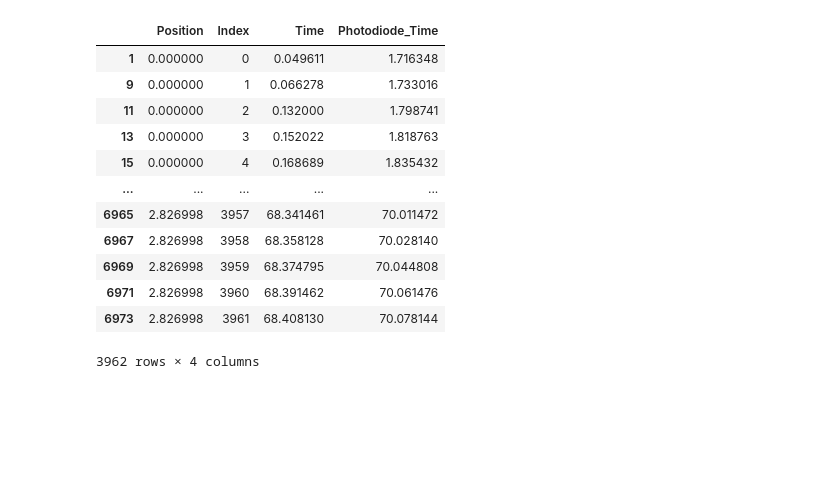
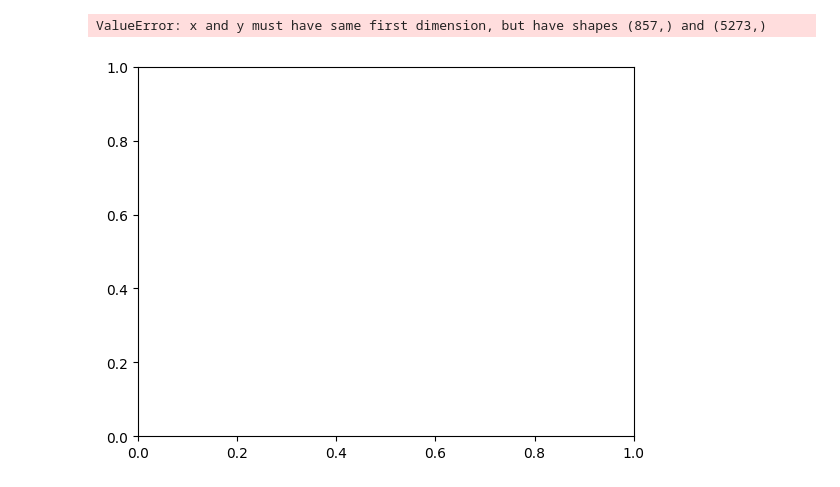
Before and after one commit to neurogears/sarahe-vr-2p, a Jupyter notebook: analysis/preprocessData.ipynb, the cells around one changed output. Cells and saved outputs as stored; diff of their text form; code cells hidden in the pictures; blank space fills up the shorter version.

```diff
--- a/analysis/preprocessData.ipynb
+++ b/analysis/preprocessData.ipynb
@@ -118,3 +134,15 @@ R2=0.9999997135187404 ---- Slope=1.000047948156912 ---- intercept=1.666734663632
+# %%
+# scanner digital data extraction
+scanner_signal= extract_digital_channel(digital_data,0)
+scanner_time =detect_rising_edges(scanner_signal)/fs_digital
+aligned_scanner_times = gpu_2_photodiode_time(scanner_time)
+# visualize photodiode toggle
+plt.figure()
+plt.plot(aligned_scanner_times)
+plt.show()
+# %% [output]
+ValueError: x and y must have same first dimension, but have shapes (857,) and (5273,)
+[figure, added]
 # %%
 #  apply regression func to every value in time to make sure that gpu time is converted to rendering time
 counter_csv_data["Photodiode_Time"] = counter_csv_data["Time"].apply(gpu_2_photodiode_time)
@@ -131,29 +159,11 @@ encoder_csv_data['Speed_Absolute'].fillna(0,inplace=True)
 scanner_signal= extract_digital_channel(digital_data,0)
 scanner_time =detect_rising_edges(scanner_signal)/fs_digital
 aligned_scanner_times = gpu_2_photodiode_time(scanner_time)
-scanner_df = pd.DataFrame({
-    'Photodiode_Time': aligned_scanner_times,
-    'Scanner_Signal': scanner_signal[detect_rising_edges(scanner_signal)]
-})
 
 # piezo analog data extraction
 piezo_signal = analog_data[0,:] # specify input
 piezo_time = np.arange(piezo_signal.shape[0])/fs_analog
 aligned_piezo_times = gpu_2_photodiode_time(piezo_time)
-# %% [output]
-|  | Position | Index | Time | Photodiode_Time |
-| 1 | 0.000000 | 0 | 0.049611 | 1.716348 |
-| 9 | 0.000000 | 1 | 0.066278 | 1.733016 |
-| 11 | 0.000000 | 2 | 0.132000 | 1.798741 |
-| 13 | 0.000000 | 3 | 0.152022 | 1.818763 |
-| 15 | 0.000000 | 4 | 0.168689 | 1.835432 |
-| ... | ... | ... | ... | ... |
-| 6965 | 2.826998 | 3957 | 68.341461 | 70.011472 |
-| 6967 | 2.826998 | 3958 | 68.358128 | 70.028140 |
-| 6969 | 2.826998 | 3959 | 68.374795 | 70.044808 |
-| 6971 | 2.826998 | 3960 | 68.391462 | 70.061476 |
-| 6973 | 2.826998 | 3961 | 68.408130 | 70.078144 |
-3962 rows × 4 columns
 # %%
 data=pd.DataFrame()
 data['Photodiode_Time']=counter_csv_data['Photodiode_Time']
```
Also changed, not shown: parts of 7 cells of this notebook.
